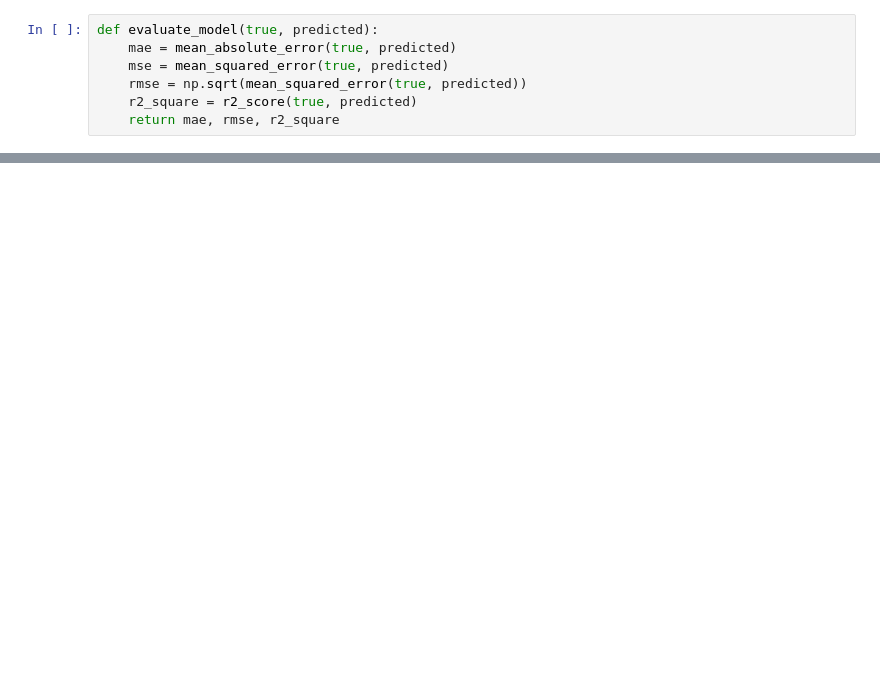
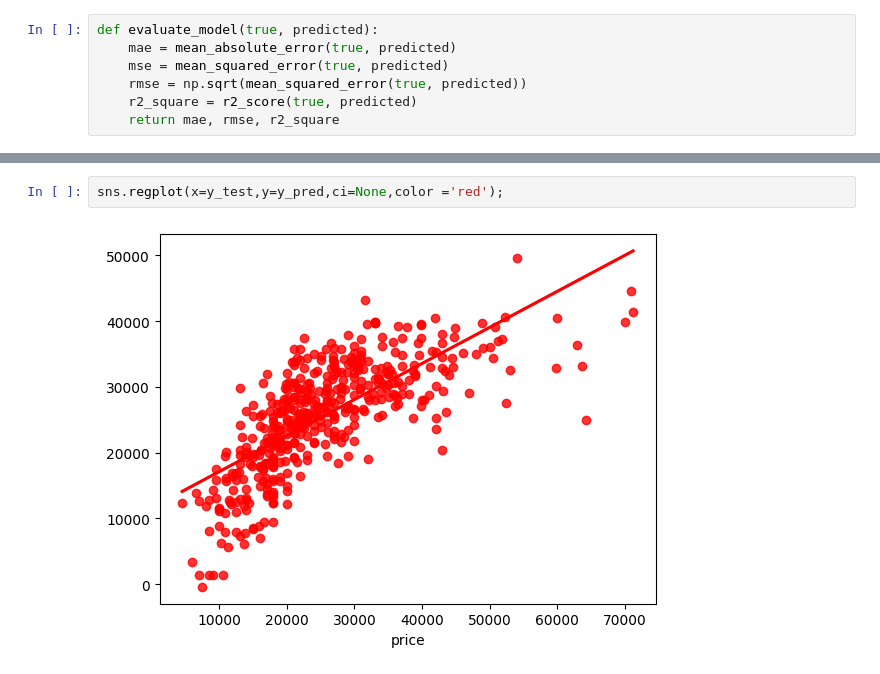
Before and after one commit to Manuel17410/End-to-End-Used-Car-Prediction-Website-with-Deployment-in-Azure-, a Jupyter notebook: Dataset/Exploratory_Data_Analysis.ipynb, the cells around one changed output, grey strips where cells are left out. Cells and saved outputs as stored; diff of their text form; blank space fills up the shorter version.

```diff
--- a/Dataset/Exploratory_Data_Analysis.ipynb
+++ b/Dataset/Exploratory_Data_Analysis.ipynb
@@ -1632,0 +725,4 @@ pd.DataFrame(list(zip(model_list, r2_list)), columns=['Model Name', 'R2_Score'])
+# %%
+sns.regplot(x=y_test,y=y_pred,ci=None,color ='red');
+# %% [output]
+[figure, added]
```
Also changed, not shown: parts of 92 cells of this notebook, 6 other files.
